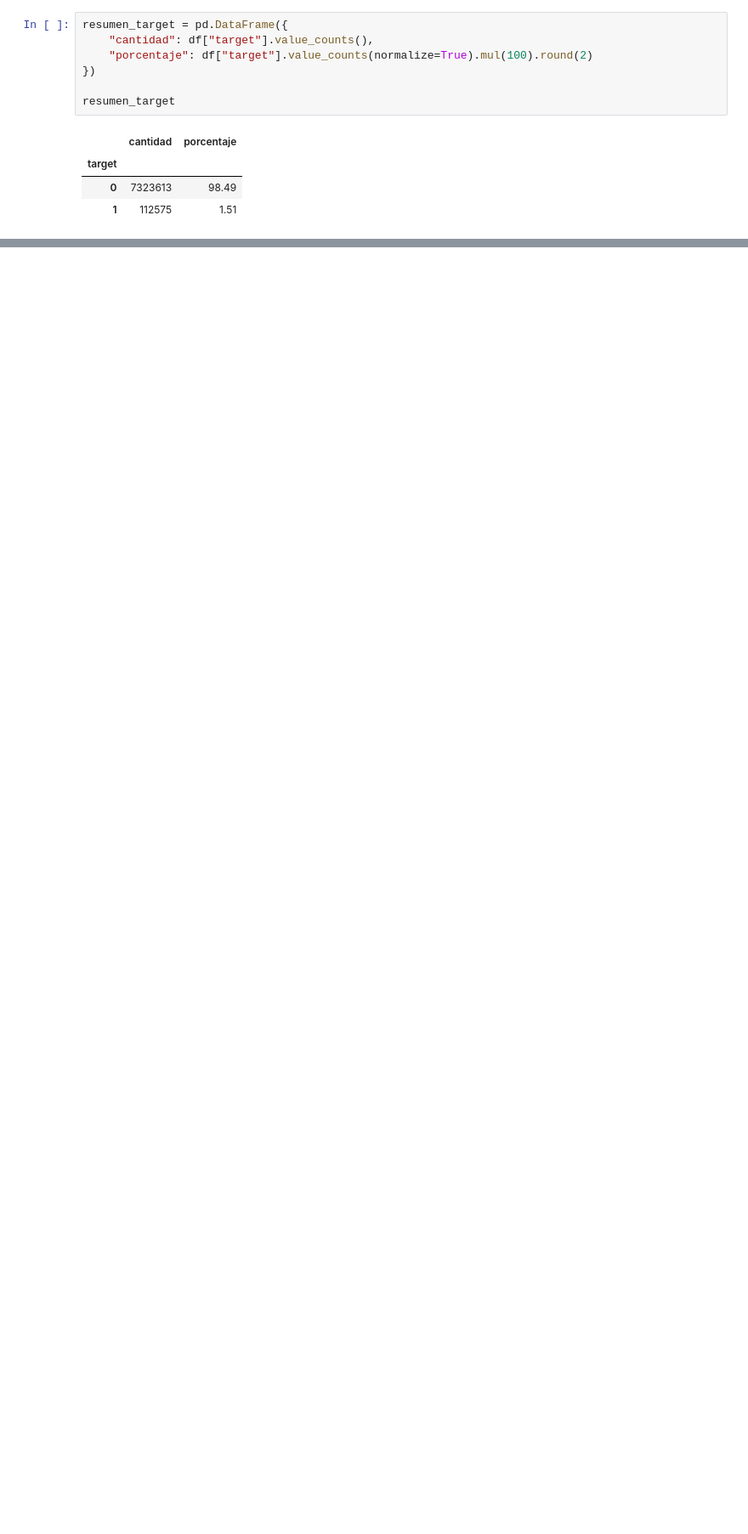
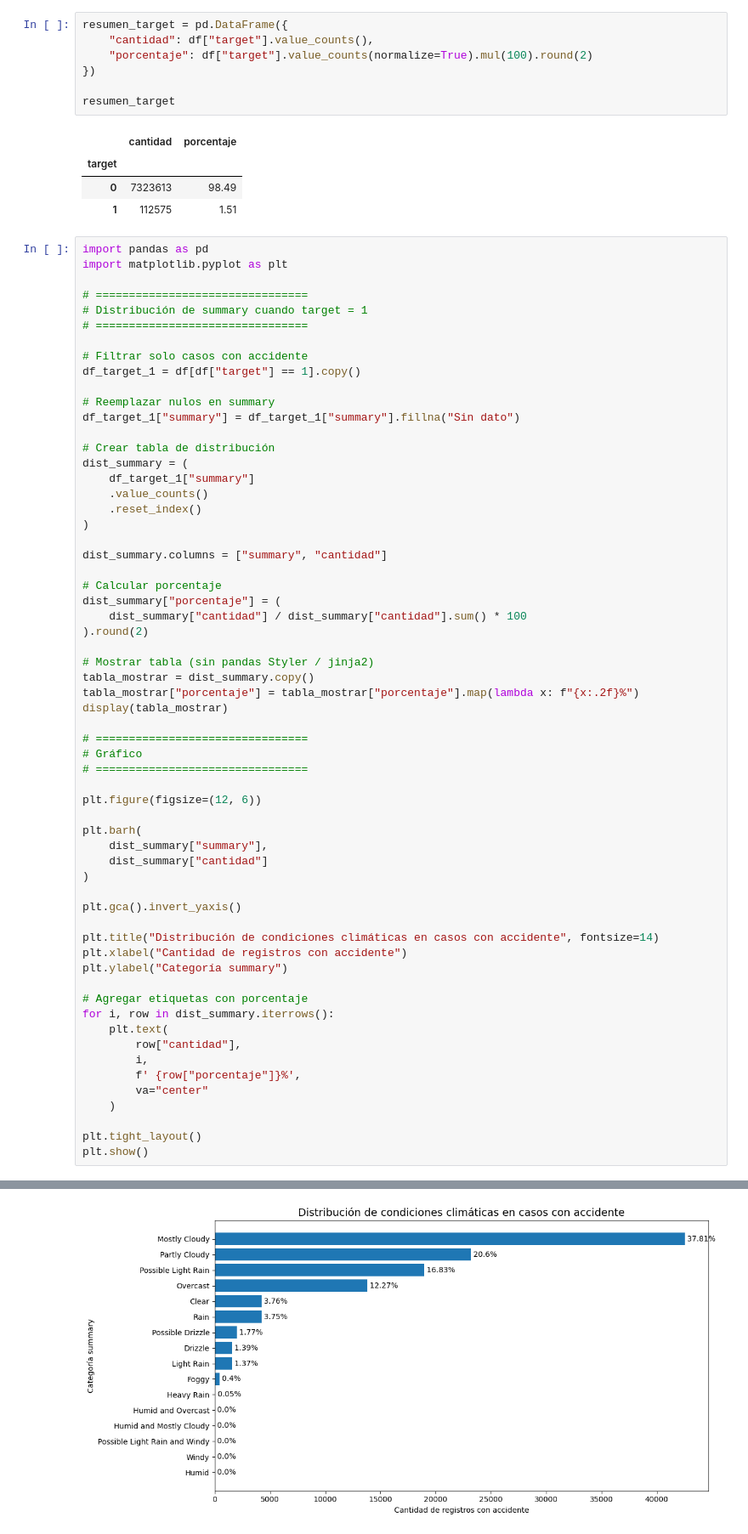
Before and after one commit to juanvilla23/AprendizajeMaquina, a Jupyter notebook: EDA/EDAclima.ipynb, the cells around one changed output, grey strips where cells are left out. Shown at 85% size. Saved outputs shown, nothing was run; the diff lists cells and outputs as text; blank space fills up the shorter version.

```diff
--- a/EDA/EDAclima.ipynb
+++ b/EDA/EDAclima.ipynb
@@ -403,3 +407,65 @@ resumen_target
 | target |  |  |
 | 0 | 7323613 | 98.49 |
 | 1 | 112575 | 1.51 |
+# %%
+import pandas as pd
+import matplotlib.pyplot as plt
+
+# ================================
+# Distribución de summary cuando target = 1
+# ================================
+
+# Filtrar solo casos con accidente
+df_target_1 = df[df["target"] == 1].copy()
+
+# Reemplazar nulos en summary
+df_target_1["summary"] = df_target_1["summary"].fillna("Sin dato")
+
+# Crear tabla de distribución
+dist_summary = (
+    df_target_1["summary"]
+    .value_counts()
+    .reset_index()
+)
+
+dist_summary.columns = ["summary", "cantidad"]
+
+# Calcular porcentaje
+dist_summary["porcentaje"] = (
+    dist_summary["cantidad"] / dist_summary["cantidad"].sum() * 100
+).round(2)
+
+# Mostrar tabla (sin pandas Styler / jinja2)
+tabla_mostrar = dist_summary.copy()
+tabla_mostrar["porcentaje"] = tabla_mostrar["porcentaje"].map(lambda x: f"{x:.2f}%")
+display(tabla_mostrar)
+
+# ================================
+# Gráfico
+# ================================
+
+plt.figure(figsize=(12, 6))
+
+plt.barh(
+    dist_summary["summary"],
+    dist_summary["cantidad"]
+)
+
+plt.gca().invert_yaxis()
+
+plt.title("Distribución de condiciones climáticas en casos con accidente", fontsize=14)
+plt.xlabel("Cantidad de registros con accidente")
+plt.ylabel("Categoría summary")
+
+# Agregar etiquetas con porcentaje
+for i, row in dist_summary.iterrows():
+    plt.text(
+        row["cantidad"],
+        i,
+        f' {row["porcentaje"]}%',
+        va="center"
+    )
+
+plt.tight_layout()
+plt.show()
+# %% [output]
@@ -405,0 +489 @@ resumen_target
+[figure, added]
```
Also changed, not shown: parts of 7 cells of this notebook, 3 other files.
